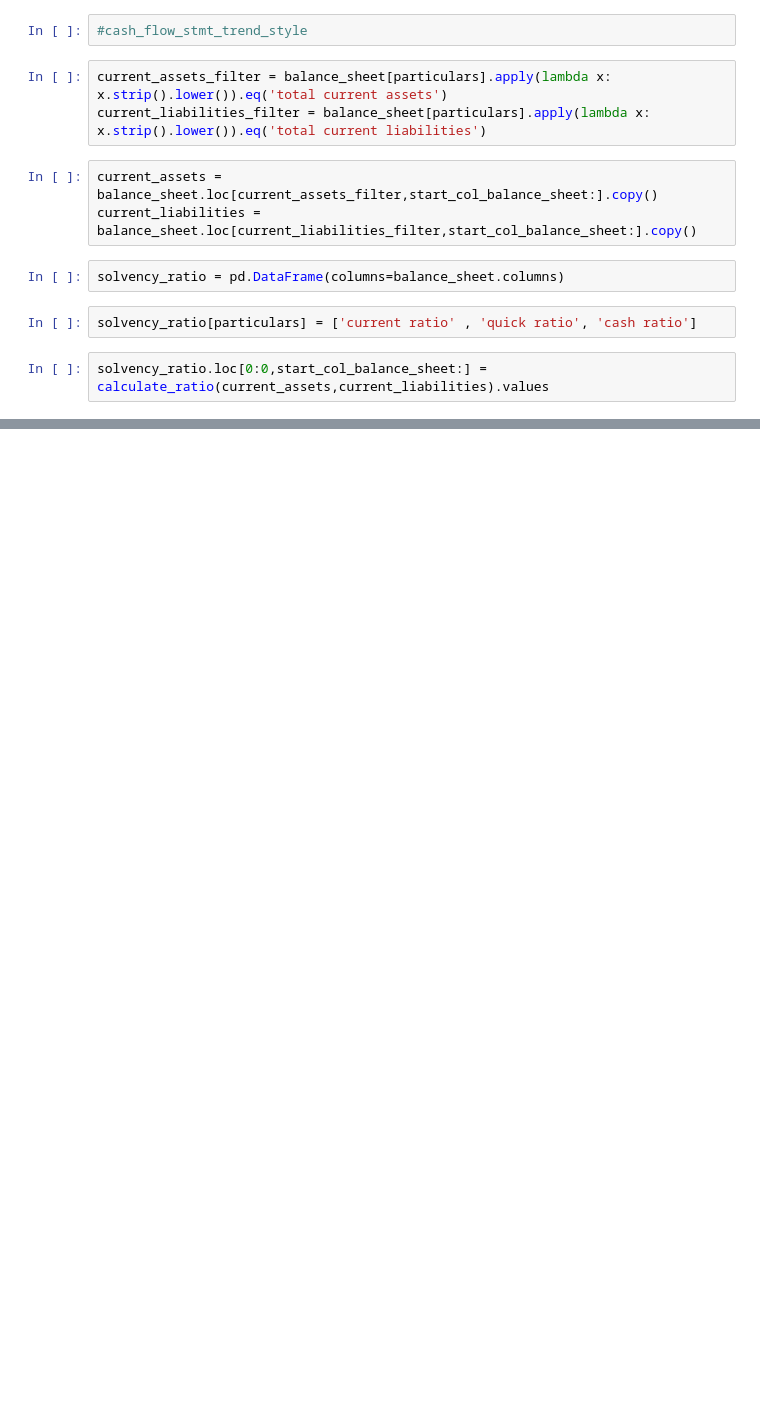
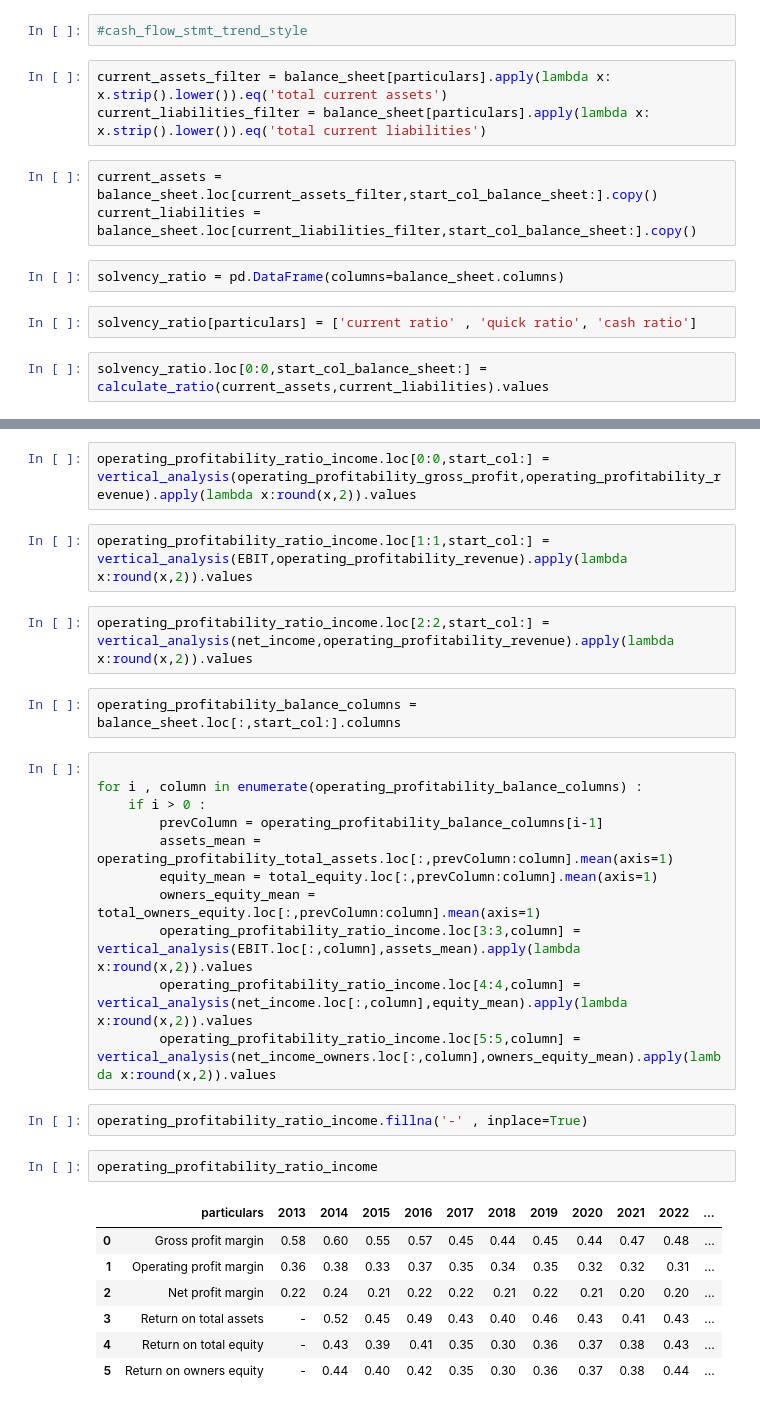
Before and after one commit to suraj49470/data-science, a Jupyter notebook: pandas-learnings/tcs-learning.ipynb, the cells around one changed output, grey strips where cells are left out. Cells and saved outputs as stored; diff of their text form; blank space fills up the shorter version.

Commit message:
profitability

```diff
--- a/pandas-learnings/tcs-learning.ipynb
+++ b/pandas-learnings/tcs-learning.ipynb
@@ -358,0 +496,31 @@ solvency_ratio
+# %%
+operating_profitability_ratio_income.loc[0:0,start_col:] = vertical_analysis(operating_profitability_gross_profit,operating_profitability_revenue).apply(lambda x:round(x,2)).values
+# %%
+operating_profitability_ratio_income.loc[1:1,start_col:] = vertical_analysis(EBIT,operating_profitability_revenue).apply(lambda x:round(x,2)).values
+# %%
+operating_profitability_ratio_income.loc[2:2,start_col:] = vertical_analysis(net_income,operating_profitability_revenue).apply(lambda x:round(x,2)).values
+# %%
+operating_profitability_balance_columns = balance_sheet.loc[:,start_col:].columns
+# %%
+
+for i , column in enumerate(operating_profitability_balance_columns) :
+    if i > 0 :
+        prevColumn = operating_profitability_balance_columns[i-1]
+        assets_mean = operating_profitability_total_assets.loc[:,prevColumn:column].mean(axis=1)
+        equity_mean = total_equity.loc[:,prevColumn:column].mean(axis=1)
+        owners_equity_mean = total_owners_equity.loc[:,prevColumn:column].mean(axis=1)
+        operating_profitability_ratio_income.loc[3:3,column] = vertical_analysis(EBIT.loc[:,column],assets_mean).apply(lambda x:round(x,2)).values
+        operating_profitability_ratio_income.loc[4:4,column] = vertical_analysis(net_income.loc[:,column],equity_mean).apply(lambda x:round(x,2)).values
+        operating_profitability_ratio_income.loc[5:5,column] = vertical_analysis(net_income_owners.loc[:,column],owners_equity_mean).apply(lambda x:round(x,2)).values
+# %%
+operating_profitability_ratio_income.fillna('-' , inplace=True)
+# %%
+operating_profitability_ratio_income
+# %% [output]
+|  | particulars | 2013 | 2014 | 2015 | 2016 | 2017 | 2018 | 2019 | 2020 | 2021 | 2022 | ... |
+| 0 | Gross profit margin | 0.58 | 0.60 | 0.55 | 0.57 | 0.45 | 0.44 | 0.45 | 0.44 | 0.47 | 0.48 | ... |
+| 1 | Operating profit margin | 0.36 | 0.38 | 0.33 | 0.37 | 0.35 | 0.34 | 0.35 | 0.32 | 0.32 | 0.31 | ... |
+| 2 | Net profit margin | 0.22 | 0.24 | 0.21 | 0.22 | 0.22 | 0.21 | 0.22 | 0.21 | 0.20 | 0.20 | ... |
+| 3 | Return on total assets | - | 0.52 | 0.45 | 0.49 | 0.43 | 0.40 | 0.46 | 0.43 | 0.41 | 0.43 | ... |
+| 4 | Return on total equity | - | 0.43 | 0.39 | 0.41 | 0.35 | 0.30 | 0.36 | 0.37 | 0.38 | 0.43 | ... |
+| 5 | Return on owners equity | - | 0.44 | 0.40 | 0.42 | 0.35 | 0.30 | 0.36 | 0.37 | 0.38 | 0.44 | ... |
```
Also changed, not shown: parts of 47 cells of this notebook.
